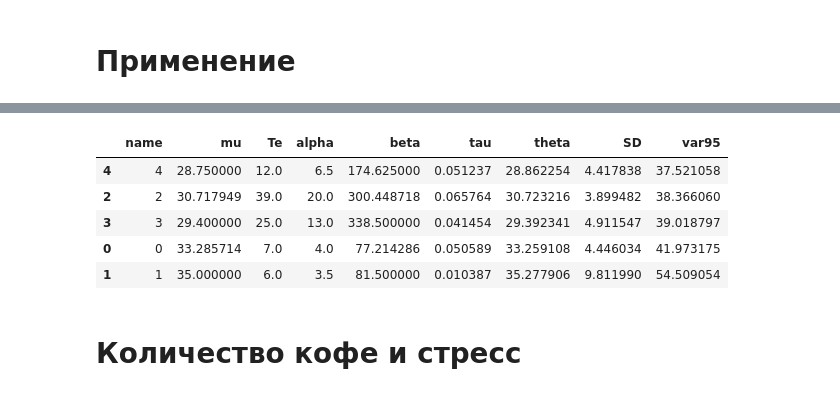
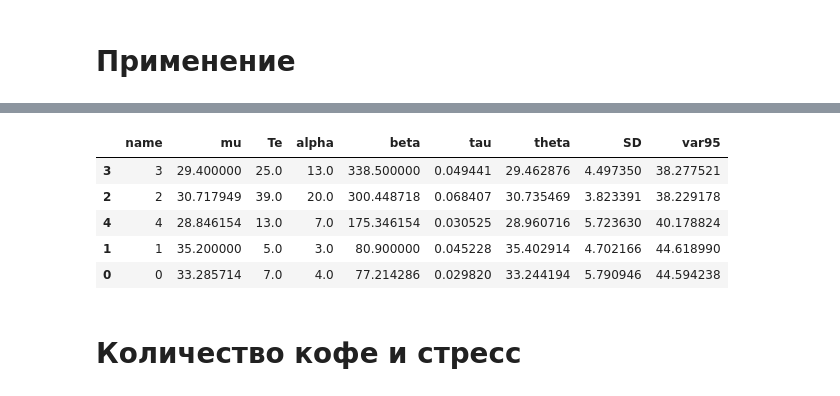
Before and after one commit to ksetdekov/trip_choice_optimizer, a Jupyter notebook: coffee-amount-optimization.ipynb, the cells around one changed output, grey strips where cells are left out. Drawn from its saved outputs; the diff is of its cells as text; code cells hidden in the pictures.

```diff
--- a/coffee-amount-optimization.ipynb
+++ b/coffee-amount-optimization.ipynb
@@ -230,7 +230,8 @@ events = {
     datetime(2025, 2, 11): (3, 33),
     datetime(2025, 2, 12): (2, 35),
     datetime(2025, 2, 13): (4, 26),
-    datetime(2025, 2, 14): (2, 35)
+    datetime(2025, 2, 14): (2, 35),
+    datetime(2025, 2, 15): (4, 30)
 }
 
 oldest_ok = max(events)-timedelta(days=91)
@@ -243,9 +244,9 @@ cups.process_events(events, days=91)
 |  | name | mu | Te | alpha | beta | tau | theta | SD | var95 |
-| 4 | 4 | 28.750000 | 12.0 | 6.5 | 174.625000 | 0.051237 | 28.862254 | 4.417838 | 37.521058 |
-| 2 | 2 | 30.717949 | 39.0 | 20.0 | 300.448718 | 0.065764 | 30.723216 | 3.899482 | 38.366060 |
-| 3 | 3 | 29.400000 | 25.0 | 13.0 | 338.500000 | 0.041454 | 29.392341 | 4.911547 | 39.018797 |
-| 0 | 0 | 33.285714 | 7.0 | 4.0 | 77.214286 | 0.050589 | 33.259108 | 4.446034 | 41.973175 |
-| 1 | 1 | 35.000000 | 6.0 | 3.5 | 81.500000 | 0.010387 | 35.277906 | 9.811990 | 54.509054 |
+| 3 | 3 | 29.400000 | 25.0 | 13.0 | 338.500000 | 0.049441 | 29.462876 | 4.497350 | 38.277521 |
+| 2 | 2 | 30.717949 | 39.0 | 20.0 | 300.448718 | 0.068407 | 30.735469 | 3.823391 | 38.229178 |
+| 4 | 4 | 28.846154 | 13.0 | 7.0 | 175.346154 | 0.030525 | 28.960716 | 5.723630 | 40.178824 |
+| 1 | 1 | 35.200000 | 5.0 | 3.0 | 80.900000 | 0.045228 | 35.402914 | 4.702166 | 44.618990 |
+| 0 | 0 | 33.285714 | 7.0 | 4.0 | 77.214286 | 0.029820 | 33.244194 | 5.790946 | 44.594238 |
 # %% [markdown]
 # Количество кофе и стресс
 # %%
```
Also changed, not shown: parts of 6 cells of this notebook.
